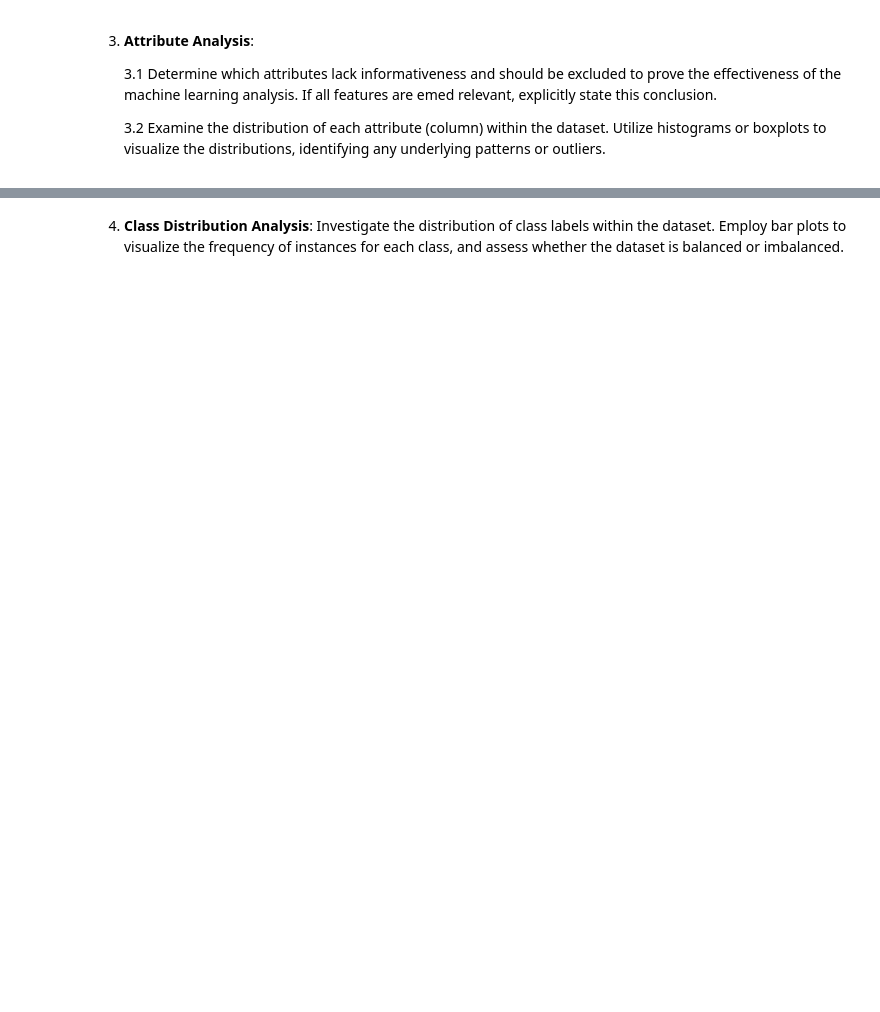
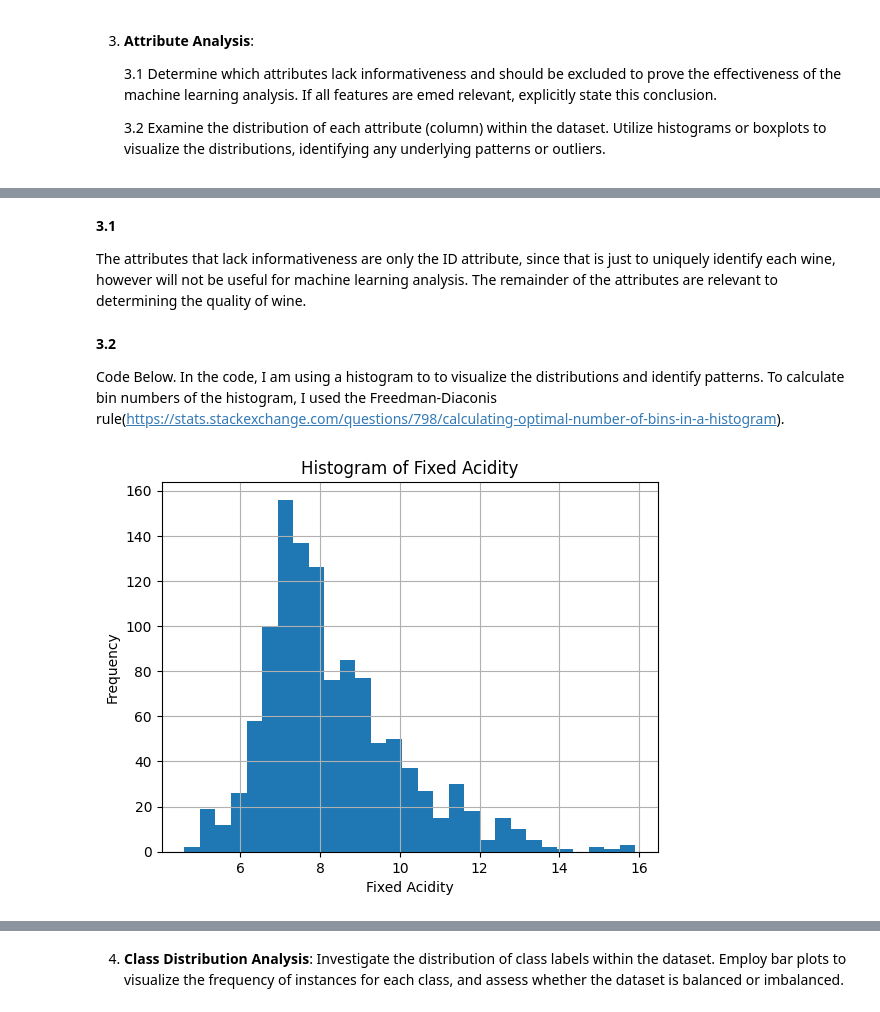
Before and after one commit to Obskurity/CSI4106_A1, a Jupyter notebook: CSI4106_A1_300185298.ipynb, the cells around one changed output, grey strips where cells are left out. Drawn from its saved outputs; the diff is of its cells as text; code cells hidden in the pictures; blank space fills up the shorter version.

```diff
--- a/CSI4106_A1_300185298.ipynb
+++ b/CSI4106_A1_300185298.ipynb
@@ -227,0 +224,4 @@ plt.show()
+# %% [markdown]
+**3.1**
+
+The attributes that lack informativeness are only the ID attribute, since that is just to uniquely identify each wine, however will not be useful for machine learning analysis. The remainder of the attributes are relevant to determining the quality of wine.
@@ -227,0 +230,27 @@ plt.show()
+# %% [markdown]
+**3.2**
+
+Code Below.
+In the code, I am using a histogram to to visualize the distributions and identify patterns.
+To calculate bin numbers of the histogram, I used the Freedman-Diaconis rule(https://stats.stackexchange.com/questions/798/calculating-optimal-number-of-bins-in-a-histogram).
+# %%
+# calculating bin numbers for histogram using the Freedman-Diaconis rule
+def num_bins(column_name):
+    c = wq_dataset[column_name]
+    Q1 = np.percentile(c, 25)
+    Q3 = np.percentile(c, 75)
+    IQR = Q3 - Q1
+    bin_width = (2 * IQR) / (len(c) ** (1/3))
+    num_bins = int((c.max() - c.min()) / bin_width)
+    return num_bins
+# %%
+n = num_bins('fixed acidity')
+
+# Fixed Acidity Attribute
+wq_dataset['fixed acidity'].hist(bins=n)
+plt.title('Histogram of Fixed Acidity')
+plt.xlabel('Fixed Acidity')
+plt.ylabel('Frequency')
+plt.show()
+# %% [output]
+[figure, added]
```
Also changed, not shown: parts of 35 cells of this notebook.
